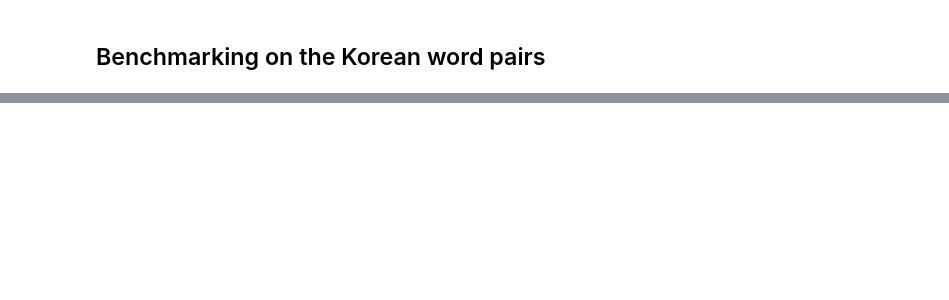
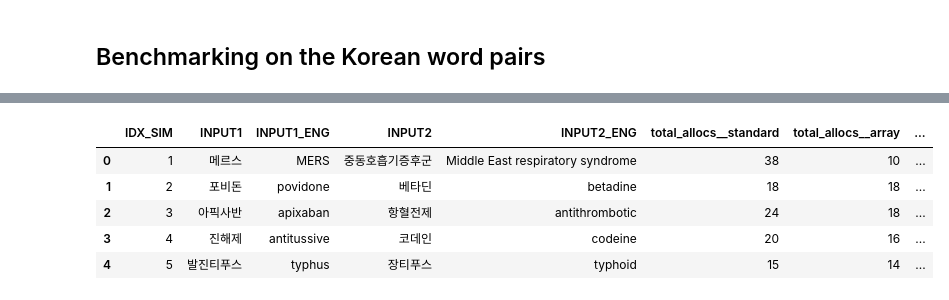
Before and after one commit to nayyara-airlangga/levenshtein-distance-benchmark, a Jupyter notebook: src/LevenshteinDistance.ipynb, the cells around one changed output, grey strips where cells are left out. Cells and saved outputs as stored; diff of their text form; code cells hidden in the pictures; blank space fills up the shorter version.

```diff
--- a/src/LevenshteinDistance.ipynb
+++ b/src/LevenshteinDistance.ipynb
@@ -108,0 +153,10 @@ memory usage: 23.7+ KB
+# %%
+wordpairs["total_allocs_korean__array"] = wordpairs.apply(lambda row: arr_levenshtein_distance(row["INPUT1"], row["INPUT2"])[0], axis=1)
+wordpairs.head()
+# %% [output]
+|  | IDX_SIM | INPUT1 | INPUT1_ENG | INPUT2 | INPUT2_ENG | total_allocs__standard | total_allocs__array | ... |
+| 0 | 1 | 메르스 | MERS | 중동호흡기증후군 | Middle East respiratory syndrome | 38 | 10 | ... |
+| 1 | 2 | 포비돈 | povidone | 베타딘 | betadine | 18 | 18 | ... |
+| 2 | 3 | 아픽사반 | apixaban | 항혈전제 | antithrombotic | 24 | 18 | ... |
+| 3 | 4 | 진해제 | antitussive | 코데인 | codeine | 20 | 16 | ... |
+| 4 | 5 | 발진티푸스 | typhus | 장티푸스 | typhoid | 15 | 14 | ... |
```
Also changed, not shown: parts of 8 cells of this notebook, 4 other files.
